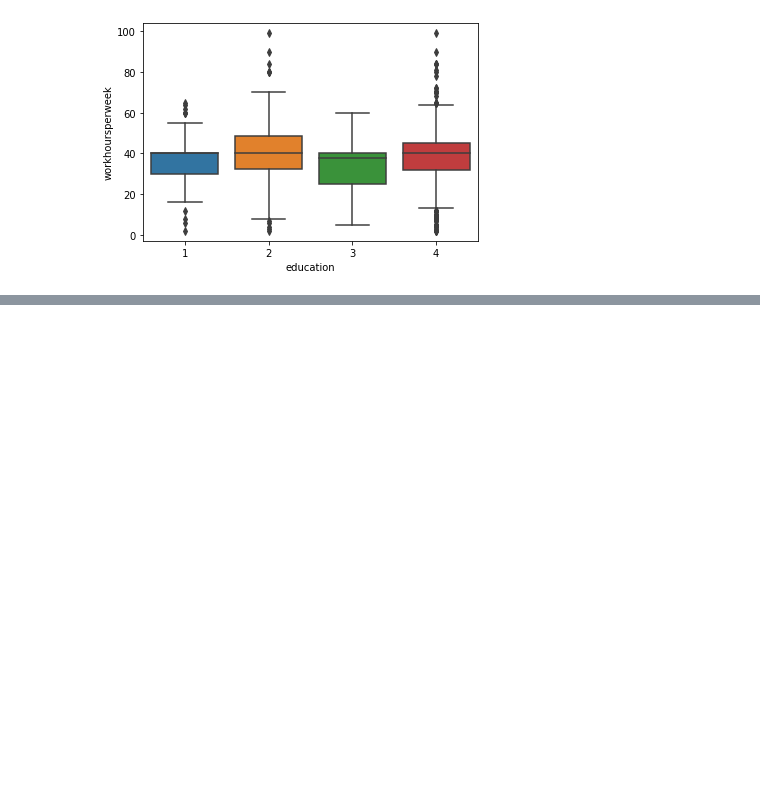
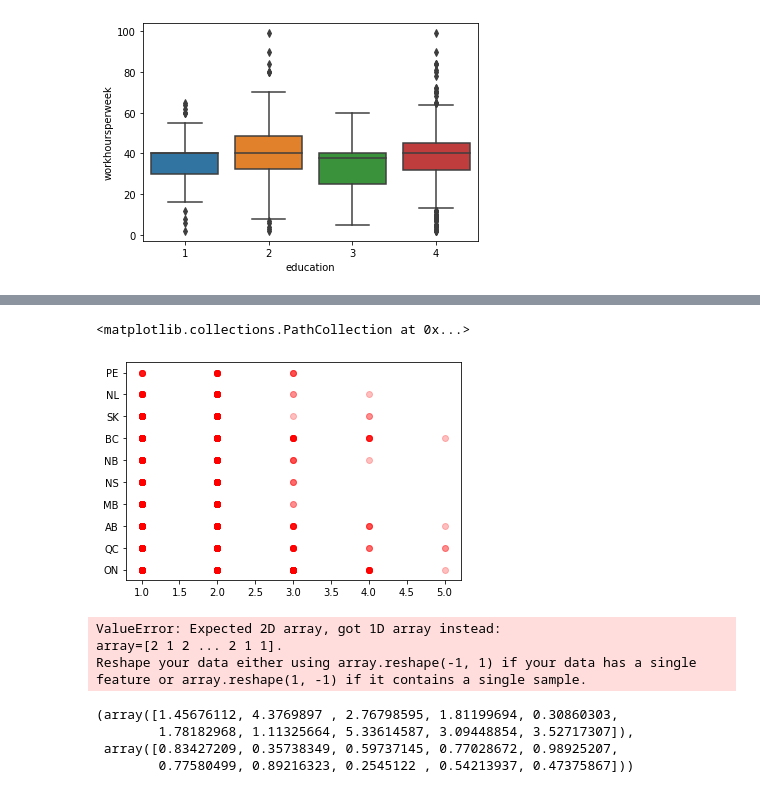
Before and after one commit to diegoarmaca/SocialDataSample, a Jupyter notebook: cchs.ipynb, the cells around one changed output, grey strips where cells are left out. Drawn from its saved outputs; the diff is of its cells as text; code cells hidden in the pictures; blank space fills up the shorter version.

```diff
--- a/cchs.ipynb
+++ b/cchs.ipynb
@@ -384,0 +367,24 @@ ax = sns.boxplot(x="education", y="workhoursperweek", data=df)
+# %%
+plt.scatter(CCHS['satisfaction'], CCHS['province'], c="r", alpha=.25,label="Luck")
+# %% [output]
+<matplotlib.collections.PathCollection at 0x...>
+[figure, added]
+# %%
+CCHS['satisfaction'].reshape(1, -1)
+CCHS['province'].reshape(1, -1)
+sklearn.feature_selection.chi2(CCHS['satisfaction'], CCHS['province'])
+# %% [output]
+ValueError: Expected 2D array, got 1D array instead:
+array=[2 1 2 ... 2 1 1].
+Reshape your data either using array.reshape(-1, 1) if your data has a single feature or array.reshape(1, -1) if it contains a single sample.
+# %%
+satisfaction =  pd.get_dummies(CCHS['satisfaction'])
+satisfaction.head()
+province =  pd.get_dummies(CCHS['province'])
+province.head()
+sklearn.feature_selection.chi2(province ,satisfaction )
+# %% [output]
+(array([1.45676112, 4.3769897 , 2.76798595, 1.81199694, 0.30860303,
+        1.78182968, 1.11325664, 5.33614587, 3.09448854, 3.52717307]),
+ array([0.83427209, 0.35738349, 0.59737145, 0.77028672, 0.98925207,
+        0.77580499, 0.89216323, 0.2545122 , 0.54213937, 0.47375867]))
```
Also changed, not shown: parts of 13 cells of this notebook.
